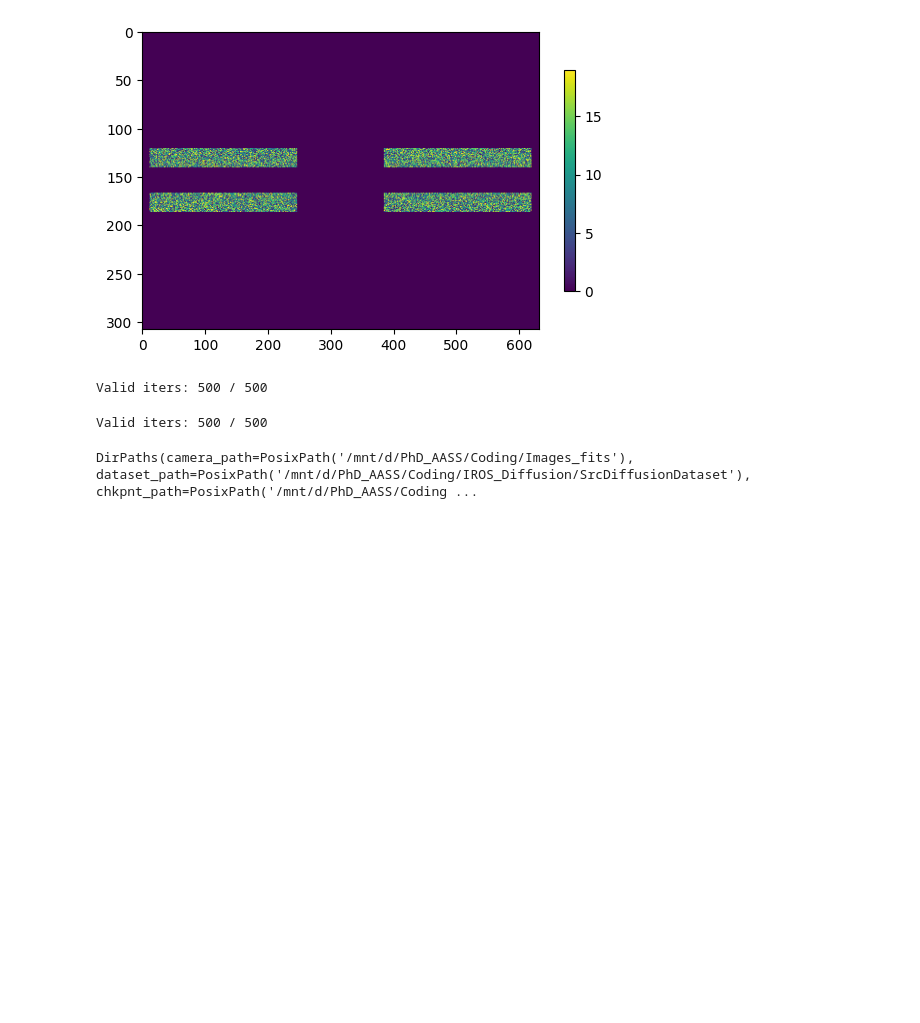
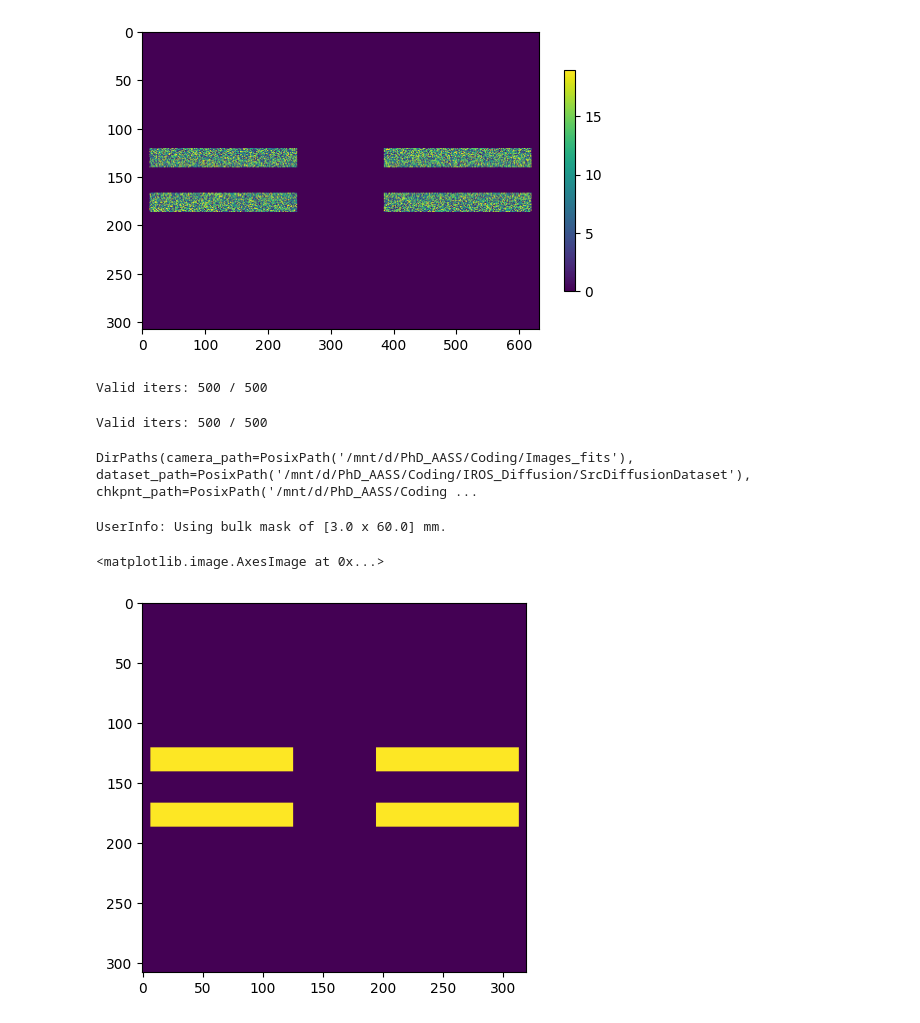
Before and after one commit to EdoardoGiancarli/SparkLab, a Jupyter notebook: DevModel/demo_trials.ipynb, the cells around one changed output. Saved outputs shown, nothing was run; the diff lists cells and outputs as text; code cells hidden in the pictures; blank space fills up the shorter version.

Commit message:
[dev] fixed bug in prev commit for interpolate fn

```diff
--- a/DevModel/demo_trials.ipynb
+++ b/DevModel/demo_trials.ipynb
@@ -205,6 +205,7 @@ a.requires_grad, b.requires_grad, c.requires_grad
 # %% [output]
 (False, False, False)
 # %%
+from pathlib import Path
 import matplotlib.pyplot as plt
 import torch
 from pkdev.camera import codedmask
@@ -217,7 +218,8 @@ def inspect_masked_detector(detector):
     plt.show()
     return
 
-maskpath = '/mnt/dbb8f47e-da06-47bf-8ef5-038092af70f7/Edos_Magnificent_Manor/PhD_AASS/Coding/IROS_Data/Simulations/mask_NTHT_20260129_CORRECTED.fits'
+# maskpath = '/mnt/dbb8f47e-da06-47bf-8ef5-038092af70f7/Edos_Magnificent_Manor/PhD_AASS/Coding/IROS_Data/Simulations/mask_NTHT_20260129_CORRECTED.fits'
+maskpath = Path(__file__).parent / 'test_pkdev/assets/lem-x-codedmask.fits'
 wfm = codedmask(maskpath, 1, 1, hide_bulk_els_x=3.0, hide_bulk_els_y=60.0)
 
 zero_response = ~(wfm.bulk > 0).to(torch.bool)
@@ -293,3 +295,35 @@ dp = select_dirpaths()
 dp
 # %% [output]
 DirPaths(camera_path=PosixPath('/mnt/d/PhD_AASS/Coding/Images_fits'), dataset_path=PosixPath('/mnt/d/PhD_AASS/Coding/IROS_Diffusion/SrcDiffusionDataset'), chkpnt_path=PosixPath('/mnt/d/PhD_AASS/Coding ...
+# %%
+from pathlib import Path
+import torch
+import torch.nn.functional as F
+from torch.types import Tensor
+from pkdev.camera import CodedMaskCamera, codedmask
+
+import matplotlib.pyplot as plt
+
+def mask_sdd_zero_response_area(camera: CodedMaskCamera, detector: Tensor) -> Tensor:
+    """Corrects given detector image for instrumental detector plane zero-response area."""
+    sdd_active_area = (camera.bulk > 0)
+    sdd_active_area = sdd_active_area if detector.ndim == 2 else sdd_active_area[None, None, ...]
+    if not sdd_active_area.shape[-2:] == detector.shape[-2:]:
+        sdd_active_area = F.interpolate(sdd_active_area.to(torch.float32), size=detector.shape[-2:])
+    return detector * sdd_active_area
+
+
+maskpath = '/home/egiancarli/lem-x/coding/SparkLab/DevModel/test_pkdev/assets/lem-x-codedmask.fits'
+wfm = codedmask(maskpath, 1, 1, hide_bulk_els_x=3.0, hide_bulk_els_y=60.0)
+
+detector = torch.randint(1, 20, (2, 1, *wfm.shape_detector), dtype=torch.float32)
+detector = mask_sdd_zero_response_area(wfm, detector)
+
+detector = torch.ones((2, 1, 308, 320), dtype=torch.float32)
+detector = mask_sdd_zero_response_area(wfm, detector)
+
+# plt.imshow(detector.numpy()[0, 0])
+# %% [output]
+UserInfo: Using bulk mask of [3.0 x 60.0] mm.
+<matplotlib.image.AxesImage at 0x...>
+[figure, added]
```
Also changed, not shown: 1 other file.
